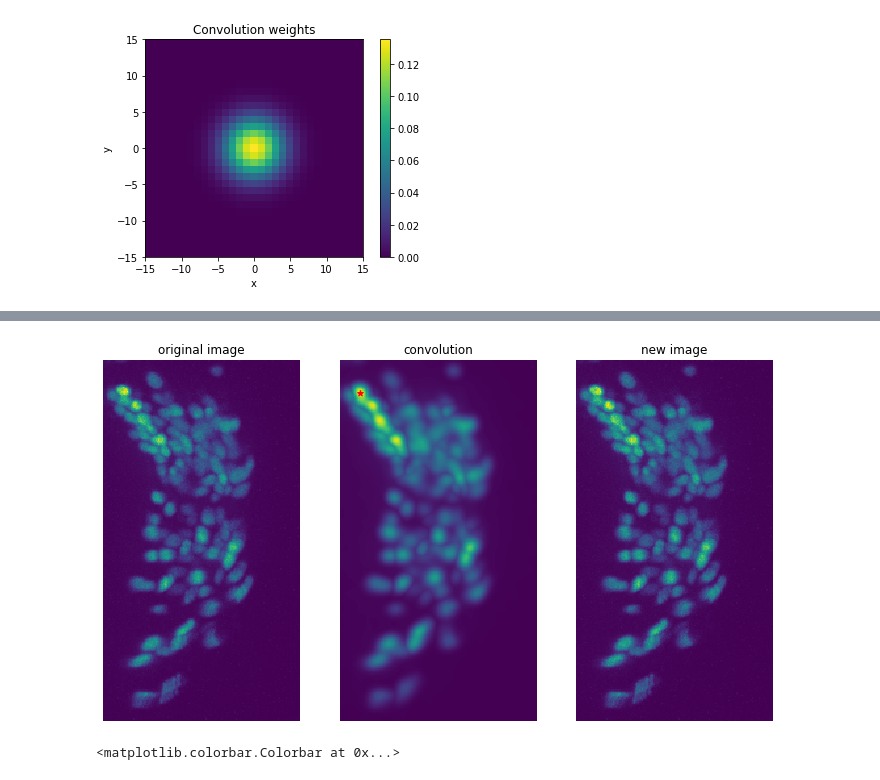
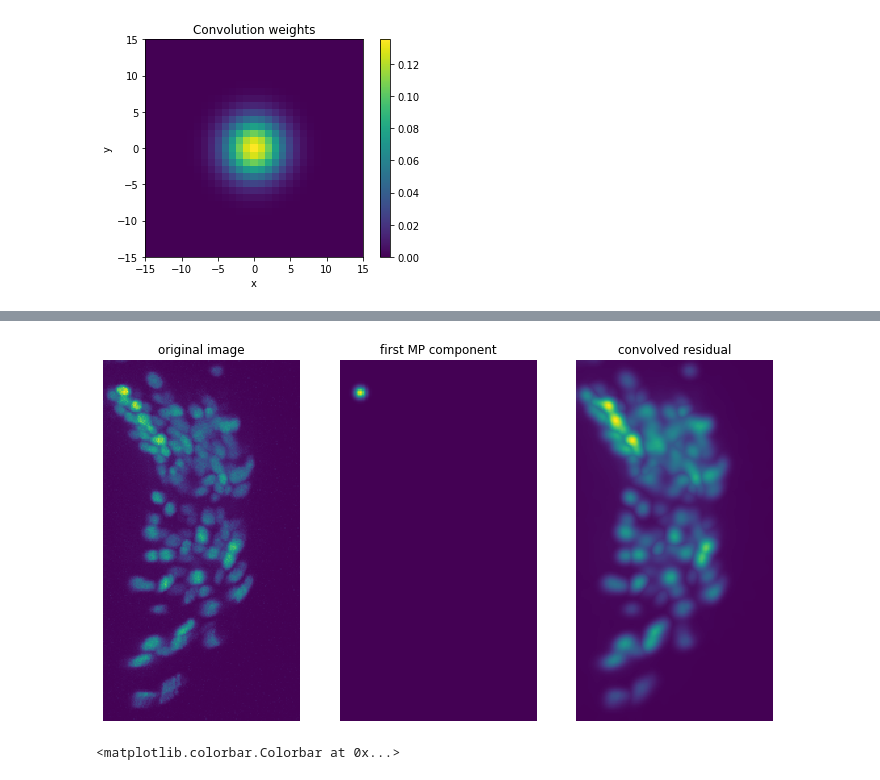
Before and after one commit to evarol/ot_tracking, a Jupyter notebook: python/notebooks/decompose_mp.ipynb, the cells around one changed output, grey strips where cells are left out. Drawn from its saved outputs; the diff is of its cells as text; code cells hidden in the pictures.

```diff
--- a/python/notebooks/decompose_mp.ipynb
+++ b/python/notebooks/decompose_mp.ipynb
@@ -78,3 +74,6 @@ plt.ylabel('y')
 plt.colorbar();
 # %% [output]
 [figure]
+# %%
+%%time
+pts, vals, img_conv = greedy_mp(img, weights, 1)
@@ -81,35 +83,29 @@ plt.colorbar();
 # %%
-img_cp = np.copy(img)
-conv = np.zeros(img.shape)
+img_rep = np.zeros((img.shape[0] + 2 * wx, img.shape[1] + 2 * wy, img.shape[2] + 2 * wz))
 
-ndimage.filters.convolve(img, weights, output=conv)
-max_pt = np.unravel_index(np.argmax(conv), conv.shape)
-pix_val = img[max_pt]
-
-x_min = max_pt[0] - wx
-x_max = max_pt[0] + wx + 1
-y_min = max_pt[1] - wy
-y_max = max_pt[1] + wy + 1
-z_min = max_pt[2] - wz
-z_max = max_pt[2] + wz + 1
-img_cp[x_min:x_max, y_min:y_max, z_min:z_max] = img_cp[x_min:x_max, y_min:y_max, z_min:z_max] - (weights * pix_val)
+pt = pts[0]
+pt_mod = pt + np.array([wx, wy, wz])
+x_sl = slice(pt_mod[0] - wx, pt_mod[0] + wx + 1)
+y_sl = slice(pt_mod[1] - wy, pt_mod[1] + wy + 1)
+z_sl = slice(pt_mod[2] - wz, pt_mod[2] + wz + 1)
+img_rep[x_sl, y_sl, z_sl] = vals[0] * weights
+img_rep = img_rep[wx:-wx, wy:-wy, wz:-wz]
 
 plt.figure(figsize=(12, 12))
 
 plt.subplot(131)
 plt.imshow(np.max(img, 2).T);
 plt.axis('off');
 plt.title('original image')
 
 plt.subplot(132)
-plt.imshow(np.max(conv, 2).T)
+plt.imshow(np.max(img_rep, 2).T)
 plt.axis('off')
-plt.title('convolution');
-plt.scatter(max_pt[0], max_pt[1], marker='*', color='red')
+plt.title('first MP component');
 
 plt.subplot(133)
-plt.imshow(np.max(img_cp, 2).T)
+plt.imshow(np.max(img_conv, 2).T)
 plt.axis('off')
-plt.title('new image');
+plt.title('convolved residual');
 # %% [output]
-[figure, old version]
+[figure, new version]
```
Also changed, not shown: parts of 4 cells of this notebook, 3 other files.
